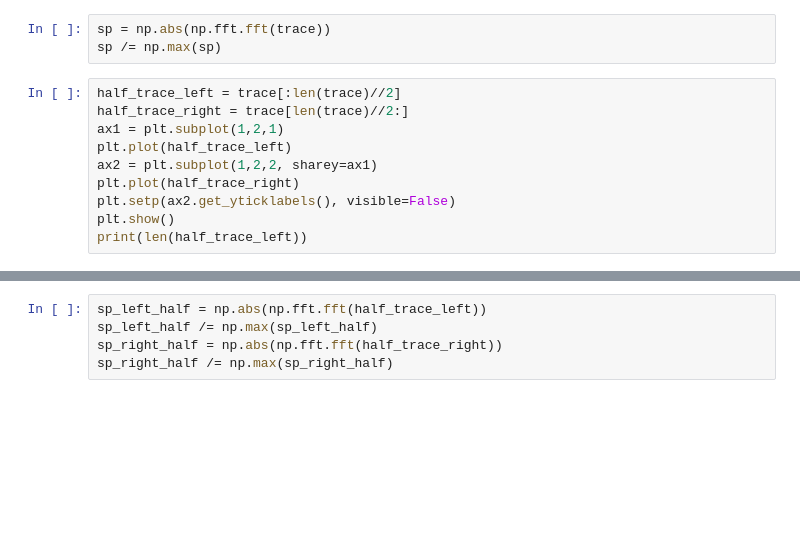
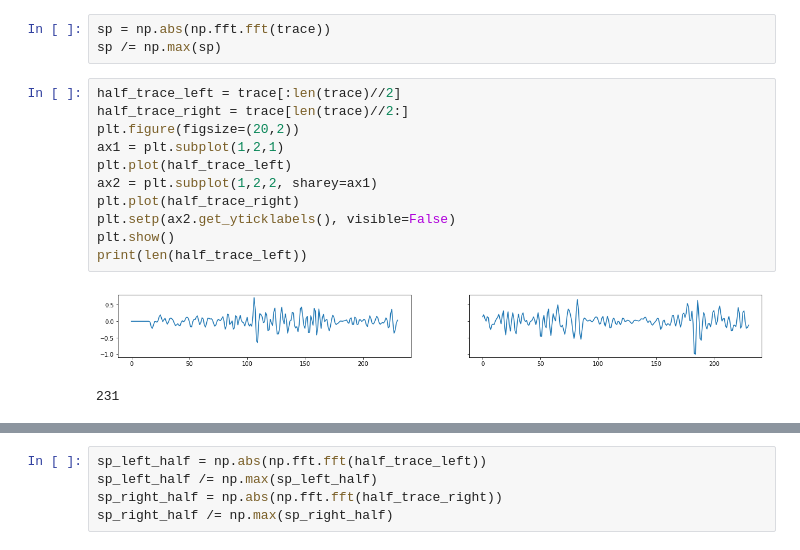
Before and after one commit to JesperDramsch/windowing-seismic-for-deep-learning, a Jupyter notebook: Explore-Windowing.ipynb, the cells around one changed output, grey strips where cells are left out. Cells and saved outputs as stored; diff of their text form; blank space fills up the shorter version.

```diff
--- a/Explore-Windowing.ipynb
+++ b/Explore-Windowing.ipynb
@@ -26,10 +43,14 @@ sp /= np.max(sp)
 # %%
 half_trace_left = trace[:len(trace)//2]
 half_trace_right = trace[len(trace)//2:]
+plt.figure(figsize=(20,2))
 ax1 = plt.subplot(1,2,1)
 plt.plot(half_trace_left)
 ax2 = plt.subplot(1,2,2, sharey=ax1)
 plt.plot(half_trace_right)
 plt.setp(ax2.get_yticklabels(), visible=False)
 plt.show()
 print(len(half_trace_left))
+# %% [output]
+[figure, added]
+231
```
Also changed, not shown: parts of 20 cells of this notebook, 1 other file.
